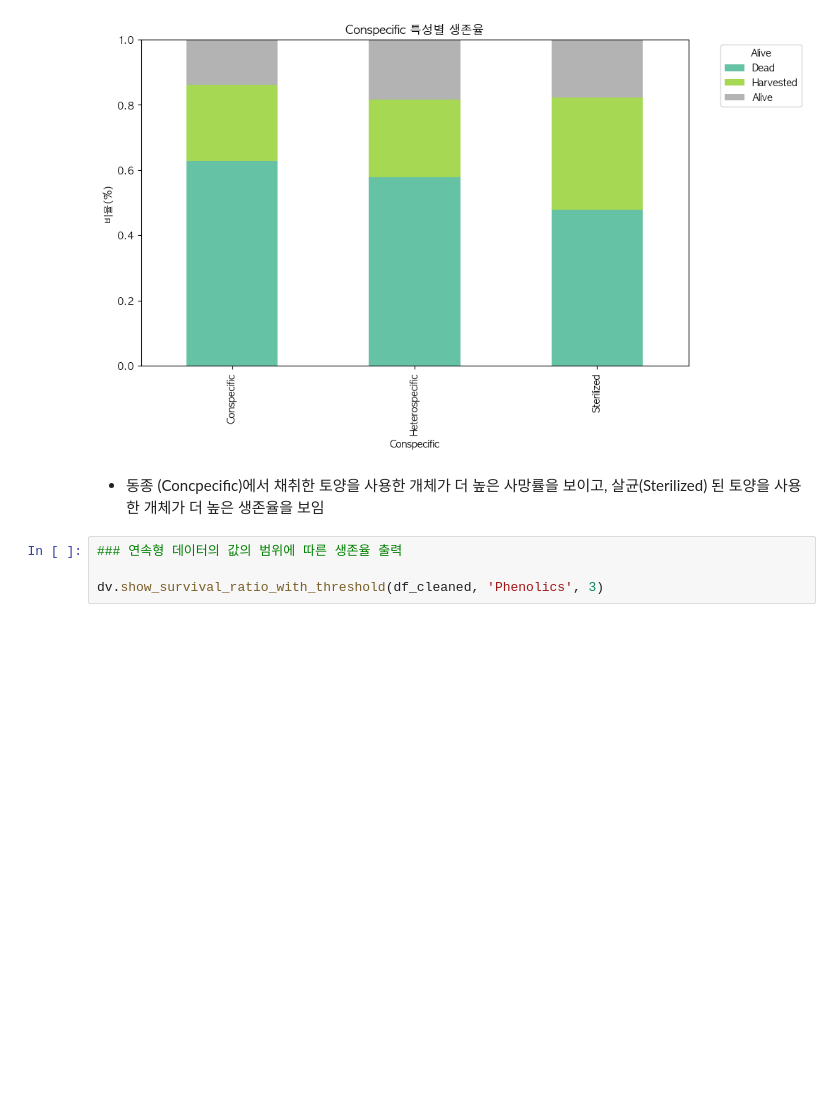
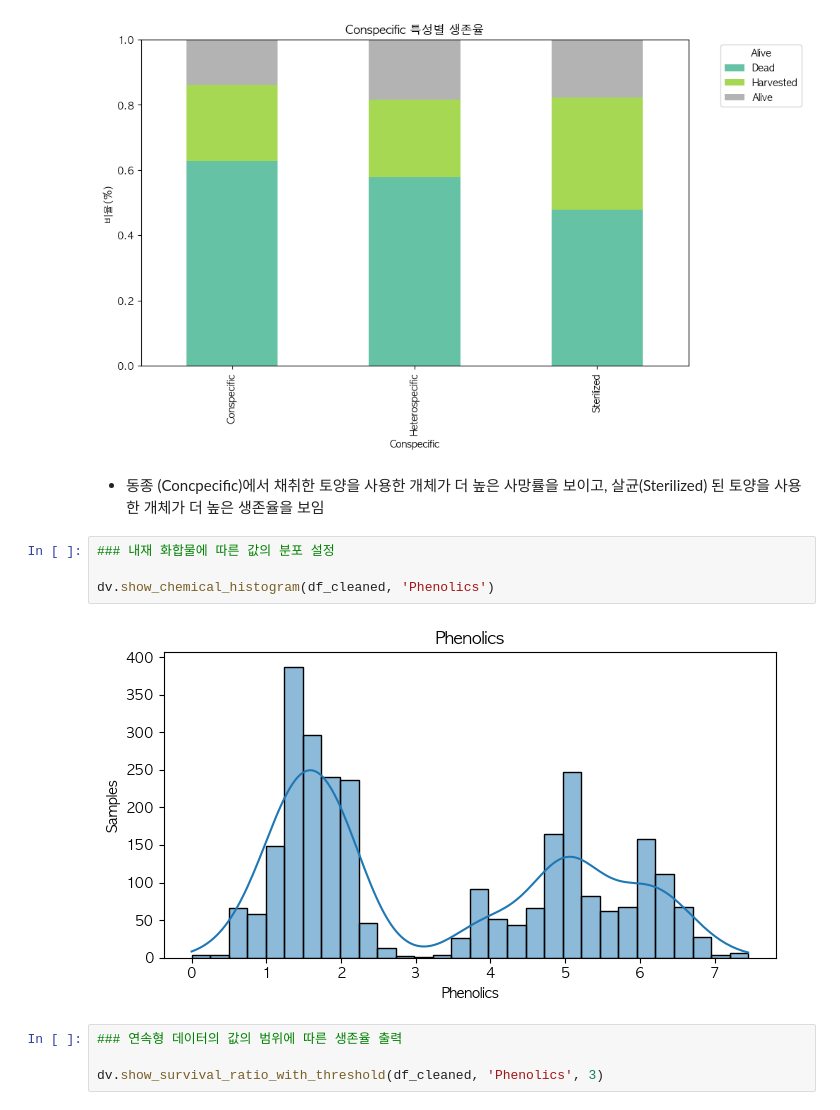
Before and after one commit to SKNetworks-AI19-250818/SKN19-mini-3Team, a Jupyter notebook: main.ipynb, the cells around one changed output. Cells and saved outputs as stored; diff of their text form; blank space fills up the shorter version.

```diff
--- a/main.ipynb
+++ b/main.ipynb
@@ -231,6 +232,12 @@ dv.show_survival_ratio(df_cleaned, 'Conspecific')
 [figure]
 # %% [markdown]
 * 동종 (Concpecific)에서 채취한 토양을 사용한 개체가 더 높은 사망률을 보이고, 살균(Sterilized) 된 토양을 사용한 개체가 더 높은 생존율을 보임
+# %%
+### 내재 화합물에 따른 값의 분포 설정
+
+dv.show_chemical_histogram(df_cleaned, 'Phenolics')
+# %% [output]
+[figure, added]
 # %%
 ### 연속형 데이터의 값의 범위에 따른 생존율 출력
 
```
Also changed, not shown: parts of 4 cells of this notebook.
